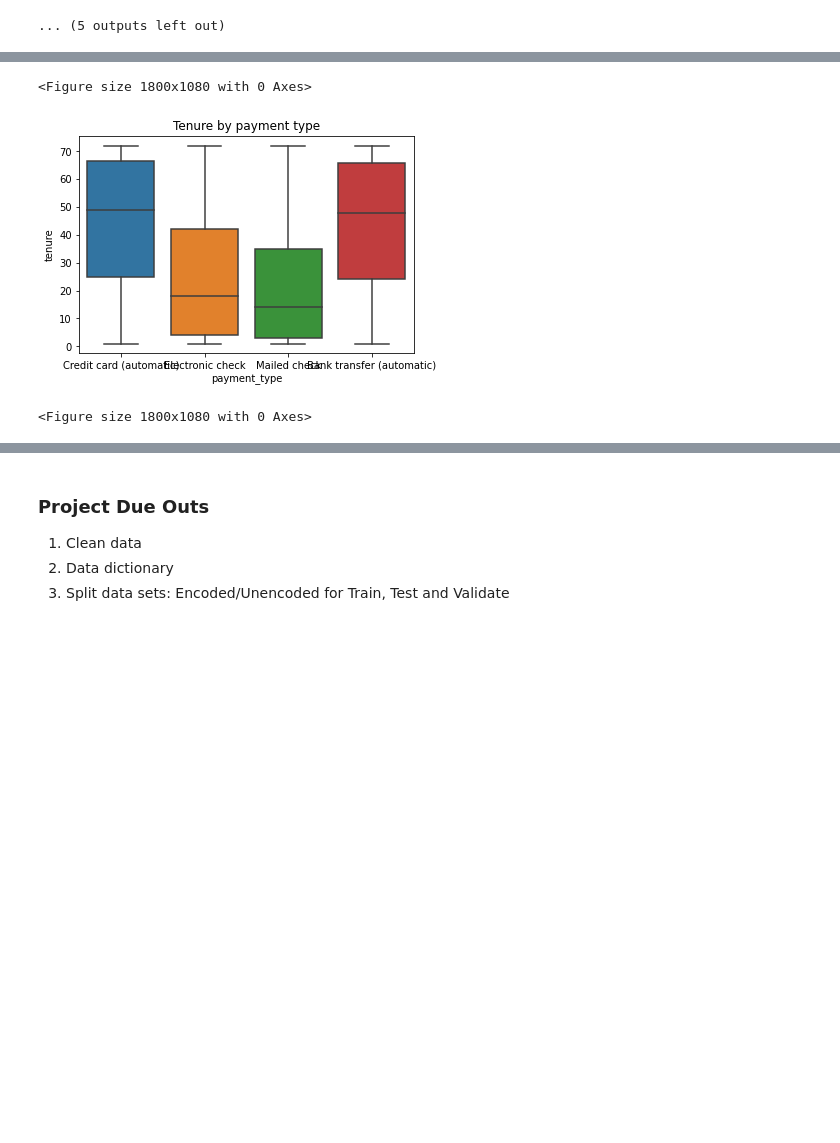
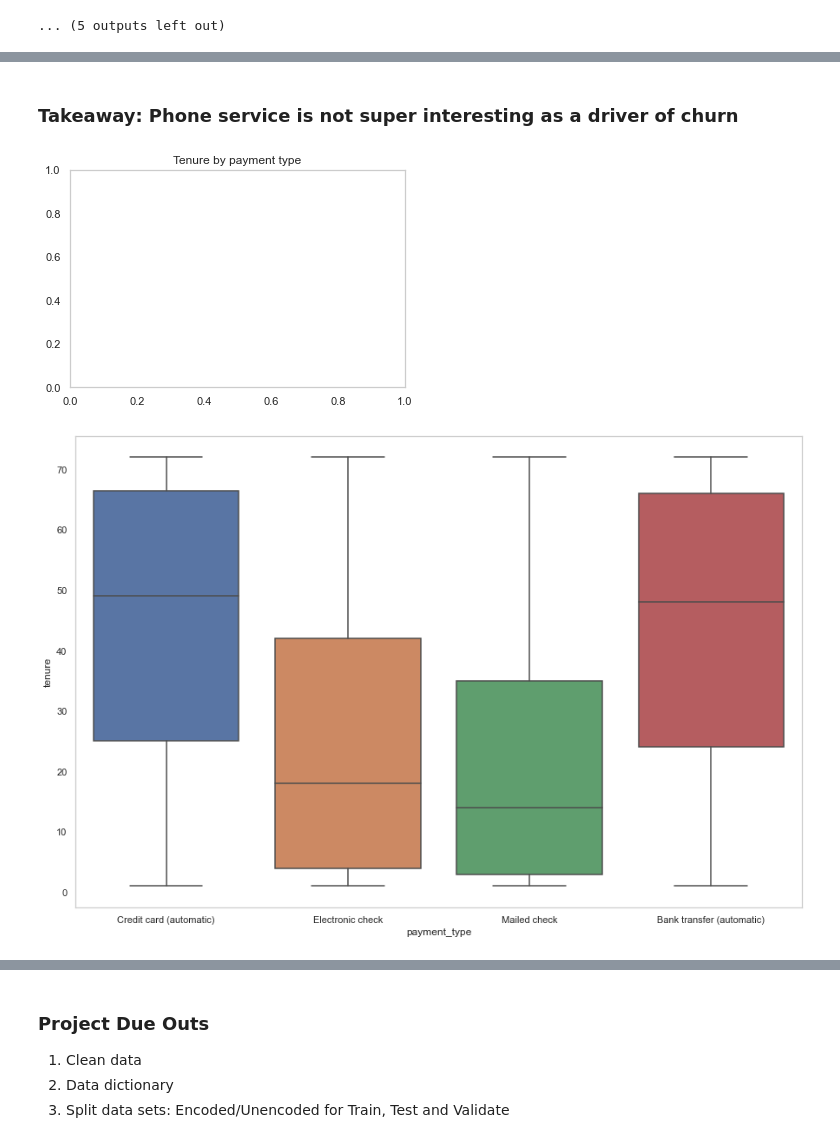
Before and after one commit to fred-lindsey/projects, a Jupyter notebook: TELCO_churn_project/scratch_notebook.ipynb, the cells around one changed output, grey strips where cells are left out. Drawn from its saved outputs; the diff is of its cells as text; code cells hidden in the pictures; blank space fills up the shorter version.

```diff
--- a/TELCO_churn_project/scratch_notebook.ipynb
+++ b/TELCO_churn_project/scratch_notebook.ipynb
@@ -219,3 +219,6 @@ for col in cat_col:
  - similar proportions for online backups
  - churn is about 25% of customers
  - month-to-month contracts are more popluar than one- and two-year contracts combined
+# %%
+# convert the train.churn data into binary
+train.churn = train.churn.map({'No': 0, 'Yes': 1 })
@@ -222,7 +245,4 @@ for col in cat_col:
 # %%
-train = train.churn.map(index={'No': 0, 'Yes': 1 })
-
-
 plt.title("Churn by payment type")
 sns.barplot(x=train.payment_type, y=train.churn, data=train)
 pop_churn_rate = train.churn.mean()
@@ -232,0 +255,7 @@ TypeError: Neither the `x` nor `y` variable appears to be numeric.
+# %%
+plt.title("Churn by phone service type")
+sns.barplot(x=train.phone_service, y=train.churn, data=train)
+pop_churn_rate = train.churn.mean()
+plt.axhline(pop_churn_rate, label="Population Churn Rate")
+plt.figure(figsize=(12,8))
+sns.set(font_scale = 1.0)
@@ -233,9 +265,11 @@ TypeError: Neither the `x` nor `y` variable appears to be numeric.
+# %% [markdown]
+### Takeaway: Phone service is not super interesting as a driver of churn
 # %%
 plt.title("Tenure by payment type")
+plt.figure(figsize=(15,10))
 sns.boxplot(x=train.payment_type, y=train.tenure, data=train)
-plt.figure(figsize=(25,15))
+sns.set(font_scale = 1.0)
 # %% [output]
-<Figure size 1800x1080 with 0 Axes>
-[figure, old version]
+[figure, new version]
-<Figure size 1800x1080 with 0 Axes>
+[figure, added]
 # %%
```
Also changed, not shown: parts of 18 cells of this notebook.
